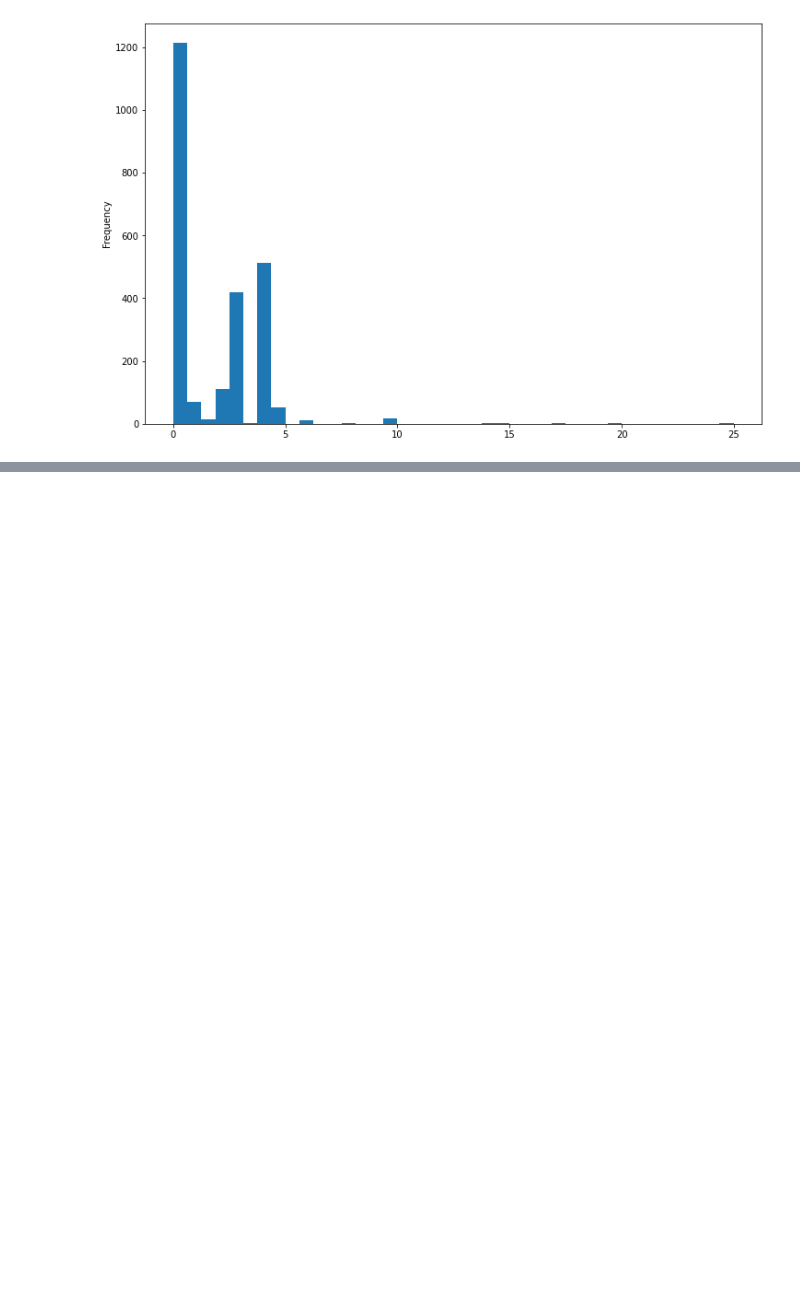
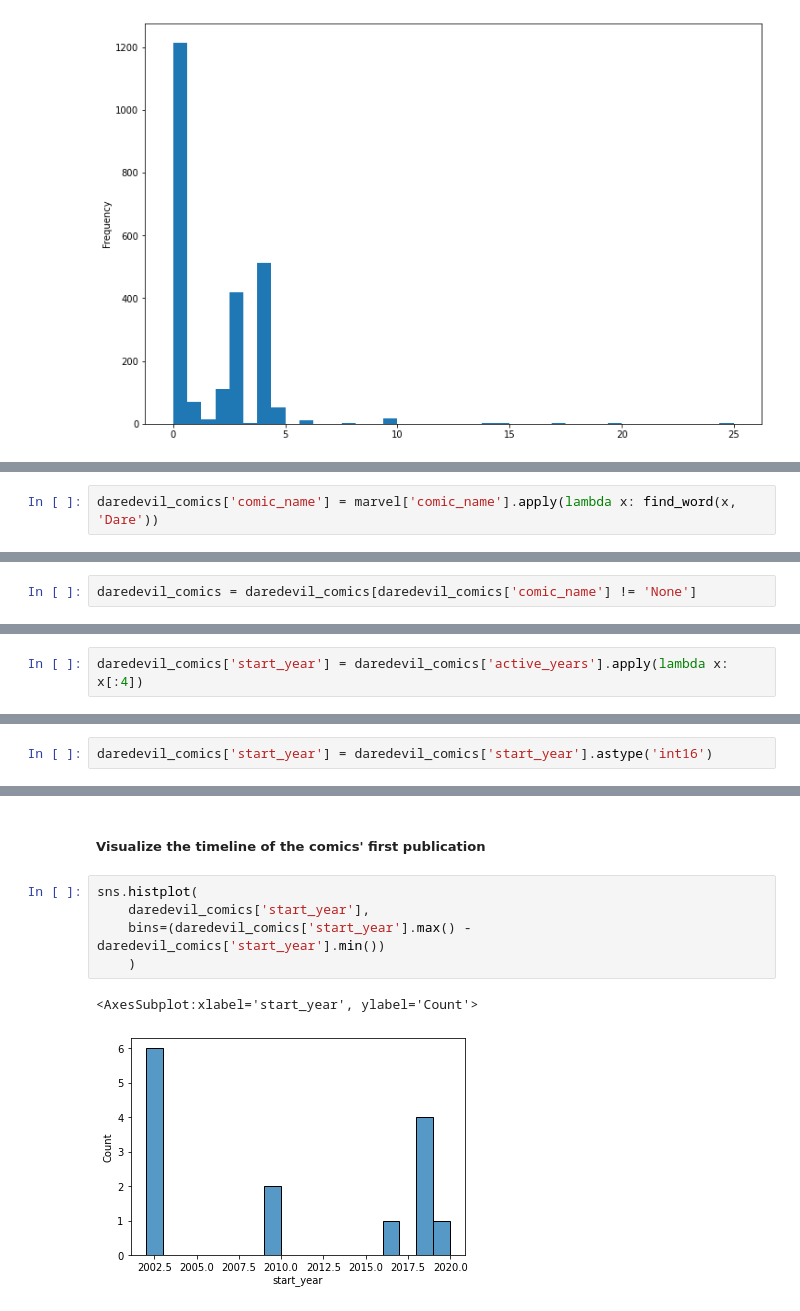
Before and after one commit to Spondon99/Marvel-Comics, a Jupyter notebook: Comic Analysis.ipynb, the cells around one changed output, grey strips where cells are left out. Cells and saved outputs as stored; diff of their text form; blank space fills up the shorter version.

```diff
--- a/Comic Analysis.ipynb
+++ b/Comic Analysis.ipynb
@@ -157,0 +172,2 @@ spiderman_comics['Price'].plot(kind='hist', bins=40, figsize=(12, 8))
+# %%
+daredevil_comics['comic_name'] = marvel['comic_name'].apply(lambda x: find_word(x, 'Dare'))
@@ -157,0 +183,2 @@ spiderman_comics['Price'].plot(kind='hist', bins=40, figsize=(12, 8))
+# %%
+daredevil_comics = daredevil_comics[daredevil_comics['comic_name'] != 'None']
@@ -157,0 +196,2 @@ spiderman_comics['Price'].plot(kind='hist', bins=40, figsize=(12, 8))
+# %%
+daredevil_comics['start_year'] = daredevil_comics['active_years'].apply(lambda x: x[:4])
@@ -157,0 +209,2 @@ spiderman_comics['Price'].plot(kind='hist', bins=40, figsize=(12, 8))
+# %%
+daredevil_comics['start_year'] = daredevil_comics['start_year'].astype('int16')
@@ -157,0 +223,10 @@ spiderman_comics['Price'].plot(kind='hist', bins=40, figsize=(12, 8))
+# %% [markdown]
+##### Visualize the timeline of the comics' first publication
+# %%
+sns.histplot(
+    daredevil_comics['start_year'],
+    bins=(daredevil_comics['start_year'].max() - daredevil_comics['start_year'].min())
+    )
+# %% [output]
+<AxesSubplot:xlabel='start_year', ylabel='Count'>
+[figure, added]
```
Also changed, not shown: parts of 20 cells of this notebook.
